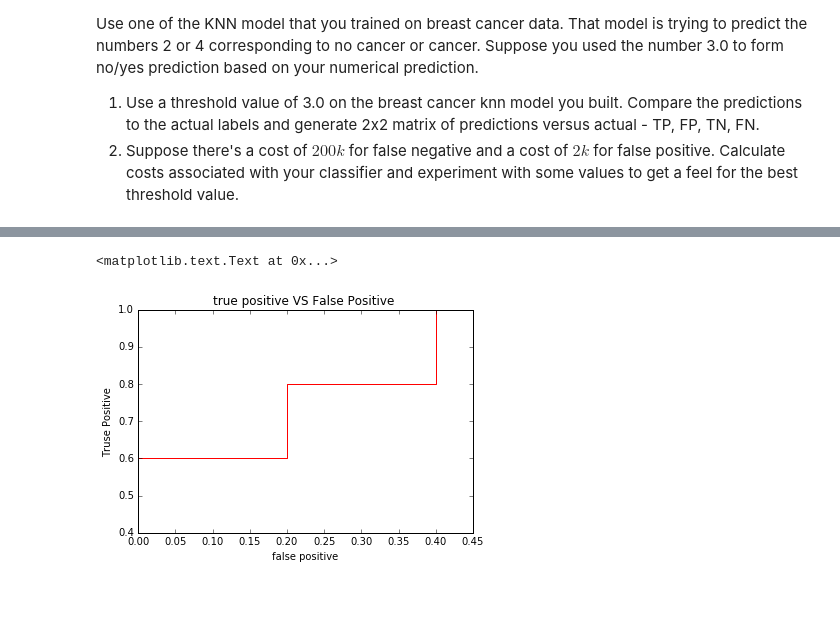
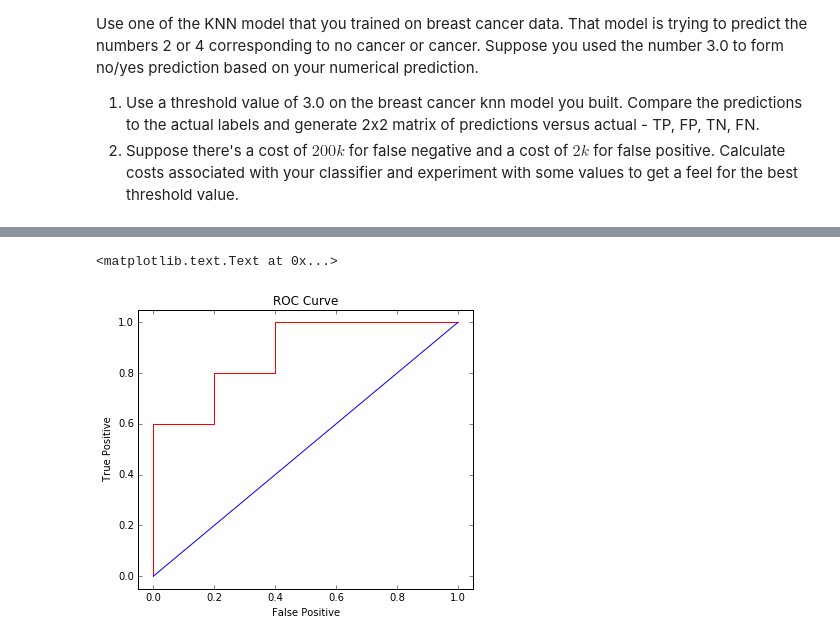
Before and after one commit to jonhilgart22/Galvanize-Machine-Learning-I, a Jupyter notebook: week3/3.1new/3.1-LectureLabComboROCetc-Jonathan-Hilgart.ipynb, the cells around one changed output, grey strips where cells are left out. Saved outputs shown, nothing was run; the diff lists cells and outputs as text; code cells hidden in the pictures; blank space fills up the shorter version.

```diff
--- a/week3/3.1new/3.1-LectureLabComboROCetc-Jonathan-Hilgart.ipynb
+++ b/week3/3.1new/3.1-LectureLabComboROCetc-Jonathan-Hilgart.ipynb
@@ -182,7 +182,7 @@ nFolds = 5  #number of cross validation folds
 rmse_train = {}
 rmse_val = {}
 rmse_test = {}
-
+r_2_test=[]
 
 #cross validation loop
 
@@ -277,20 +277,18 @@ false_positive = []
 
 
 #threshold for ROC curve
-for t in np.linspace(2.1,3.9,10):
+for t in np.linspace(1.5,5,40):
     tp = sum([1 for (l,p) in list(zip(final_labels,final_predictions)) if p>t and l>3]) # good
 
-    fn = sum([1 for (l,p) in list(zip(final_labels,final_predictions)) if p<=t and l>3]) #good
+    fp = sum([1 for (l,p) in list(zip(final_labels,final_predictions)) if p>t and l<3]) #good
 
-    fp = sum([1 for (l,p) in list(zip(final_labels,final_predictions)) if p>t and l<3]) # good
+    fn = sum([1 for (l,p) in list(zip(final_labels,final_predictions)) if p<=t and l>3]) # good
 
     tn = sum([1 for (l,p) in list(zip(final_labels,final_predictions)) if p<=t and l<3]) # good
 
 
-    #print(tp,fp,tn,fn)
-    #print(sum([fp,fn*10]),' Total cost for threshold = {}'.format(t))
-    true_positive.append(float(tp/(sum(final_labels>3)))) ## >1 is positive for scaled data
-    false_positive.append(float(fp/(sum(final_labels<3)))) # < 0 is negative for scaled data
+    true_positive.append(tp/(sum(final_labels>3)))## >3 is positive for scaled data
+    false_positive.append(fp/(sum(final_labels<3))) # < 3 is negative for scaled data
 
     print()
     print(len(final_labels),'total number of samples')
@@ -302,9 +300,12 @@ for t in np.linspace(2.1,3.9,10):
     print('Total Cost',sum([tp,fp*cost_of_fp,tn,fn*cost_of_fn]),' Given FP = {} and FN = {}'.format(cost_of_fp,cost_of_fn))
 
 
-
+#ROC plot
 plt.figure(figsize=(6,5))
-plt.plot(sorted(false_positive,reverse = False),sorted(true_positive,reverse=False),color='red')
+plt.plot(false_positive ,true_positive,color='red')
+plt.plot(np.linspace(0,1,10), np.linspace(0,1,10))
+plt.xlim([-.05,1.05])
+plt.ylim([-.05,1.05])
 plt.xlabel('False Positive')
 plt.ylabel(' True Positive')
 plt.title('ROC Curve')
@@ -403,38 +402,41 @@ Populating the interactive namespace from numpy and matplotlib
 # %%
 # Here are the results in list form, so it's easier to do some calculations
 # Here are the results in list form, so it's easier to do some calculations
 true_positive = []
 false_positive = []
 import numpy as np
-for t in np.linspace(0,1,50):
+for t in np.linspace(-1,2,50):
     labels = [0,0,0,0,0,1,1,1,1,1]
     predictions = [-0.8, -0.4, 0.0, 0.4, 0.8, 0.2, 0.6, 1.0, 1.4, 1.8]
 
 
 
 
 
 
     tp = sum([1 for (l,p) in list(zip(labels,predictions)) if p>t and l>0])
 
     fp = sum([1 for (l,p) in list(zip(labels,predictions)) if p>t and l ==0])
 
     tn = sum([1 for (l,p) in list(zip(labels,predictions)) if p<=t and l==0])
     fn = sum([1 for (l,p) in list(zip(labels,predictions)) if p<=t and l>0])
 
     #print(tp,fp,tn,fn)
     #print(sum([fp,fn*10]),' Total cost for threshold = {}'.format(t))
     true_positive.append(float(tp/(5.0)))
     false_positive.append(float(fp/(5.0)))
 
-plt.plot(sorted(false_positive, reverse = False),sorted(true_positive,reverse=False),color='red')
-#plt.plot(sorted([t for t in np.linspace(0,1,50)],reverse = False),sorted(false_positive, reverse = False))
-plt.title('true positive VS False Positive ')
-plt.xlabel('false positive')
-plt.ylabel('Truse Positive')
+plt.figure(figsize=(6,5))
+plt.plot(false_positive ,true_positive,color='red')
+plt.plot(np.linspace(0,1,10), np.linspace(0,1,10))
+plt.xlim([-.05,1.05])
+plt.ylim([-.05,1.05])
+plt.xlabel('False Positive')
+plt.ylabel(' True Positive')
+plt.title('ROC Curve')
 # %% [output]
 <matplotlib.text.Text at 0x...>
-[figure, old version]
+[figure, new version]
 # %% [markdown]
 ## Thought Lab
 When you use KNN as your prediction algorithm you have two choices on this binary classification problem.  You can use regression version of KNN or classification version of KNN.
```
Also changed, not shown: parts of 2 cells of this notebook, 4 other files.
